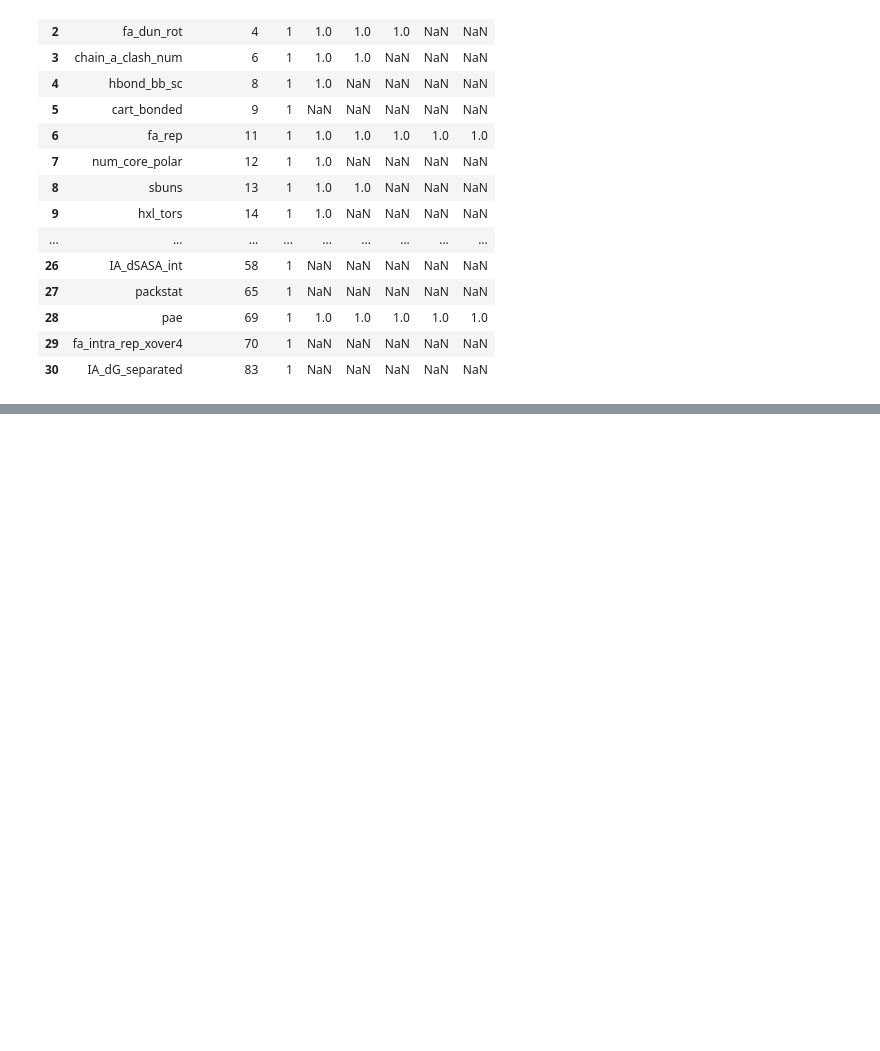
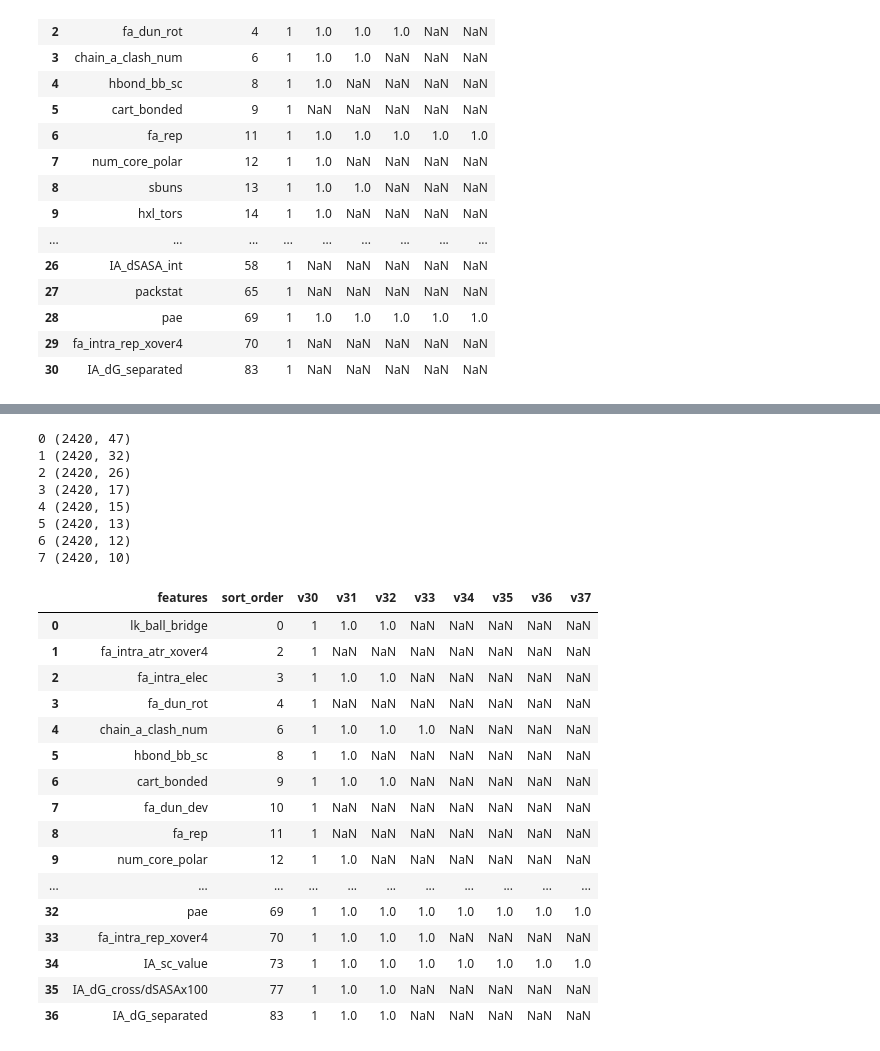
Before and after one commit to Seeliglab/MP3-DUET-AUTOTUNE, a Jupyter notebook: alphafold_complex_predictions/examine_selected_features.ipynb, the cells around one changed output, grey strips where cells are left out. Cells and saved outputs as stored; diff of their text form; code cells hidden in the pictures; blank space fills up the shorter version.

```diff
--- a/alphafold_complex_predictions/examine_selected_features.ipynb
+++ b/alphafold_complex_predictions/examine_selected_features.ipynb
@@ -220,0 +441,47 @@ Name: score_per_res, dtype: float64
+# %%
+
+x = [0.1,0.2,0.3,0.4,0.5,0.6,0.7,0.8,0.9]
+good = []
+for i in range(0, len(x)):
+    try:
+        correl_t0 = pd.read_csv('./datasets/malb_v3_correl_reduced_r_T' + str(i) + '.csv')
+        print (i, correl_t0.shape)
+        #correl_t0[i] = True
+        dummy_df = pd.DataFrame({'features':correl_t0.columns, 'v3' + str(i):1})
+        good.append(dummy_df)
+    except:
+        break
+
+
+sort_df = pd.DataFrame({'features':x3, 'sort_order':range(0,len(x3))})
+bad = ['id1', 'id2', 'model', 'type', 'msa_depth', 'new_ppi', 'ppi',
+       'on_target']
+all = reduce(lambda left, right: pd.merge(left, right, on=['features'], how='outer'), good)
+all3 = all[~all.features.isin(bad)].fillna(0)
+sort_df.merge(all, on =  'features')
+# %% [output]
+0 (2420, 47)
+1 (2420, 32)
+2 (2420, 26)
+3 (2420, 17)
+4 (2420, 15)
+5 (2420, 13)
+6 (2420, 12)
+7 (2420, 10)
+|  | features | sort_order | v30 | v31 | v32 | v33 | v34 | v35 | v36 | v37 |
+| 0 | lk_ball_bridge | 0 | 1 | 1.0 | 1.0 | NaN | NaN | NaN | NaN | NaN |
+| 1 | fa_intra_atr_xover4 | 2 | 1 | NaN | NaN | NaN | NaN | NaN | NaN | NaN |
+| 2 | fa_intra_elec | 3 | 1 | 1.0 | 1.0 | NaN | NaN | NaN | NaN | NaN |
+| 3 | fa_dun_rot | 4 | 1 | NaN | NaN | NaN | NaN | NaN | NaN | NaN |
+| 4 | chain_a_clash_num | 6 | 1 | 1.0 | 1.0 | 1.0 | NaN | NaN | NaN | NaN |
+| 5 | hbond_bb_sc | 8 | 1 | 1.0 | NaN | NaN | NaN | NaN | NaN | NaN |
+| 6 | cart_bonded | 9 | 1 | 1.0 | 1.0 | NaN | NaN | NaN | NaN | NaN |
+| 7 | fa_dun_dev | 10 | 1 | NaN | NaN | NaN | NaN | NaN | NaN | NaN |
+| 8 | fa_rep | 11 | 1 | NaN | NaN | NaN | NaN | NaN | NaN | NaN |
+| 9 | num_core_polar | 12 | 1 | 1.0 | NaN | NaN | NaN | NaN | NaN | NaN |
+| ... | ... | ... | ... | ... | ... | ... | ... | ... | ... | ... |
+| 32 | pae | 69 | 1 | 1.0 | 1.0 | 1.0 | 1.0 | 1.0 | 1.0 | 1.0 |
+| 33 | fa_intra_rep_xover4 | 70 | 1 | 1.0 | 1.0 | 1.0 | NaN | NaN | NaN | NaN |
+| 34 | IA_sc_value | 73 | 1 | 1.0 | 1.0 | 1.0 | 1.0 | 1.0 | 1.0 | 1.0 |
+| 35 | IA_dG_cross/dSASAx100 | 77 | 1 | 1.0 | 1.0 | NaN | NaN | NaN | NaN | NaN |
+| 36 | IA_dG_separated | 83 | 1 | 1.0 | 1.0 | NaN | NaN | NaN | NaN | NaN |
```
Also changed, not shown: parts of 18 cells of this notebook, 37 other files.
